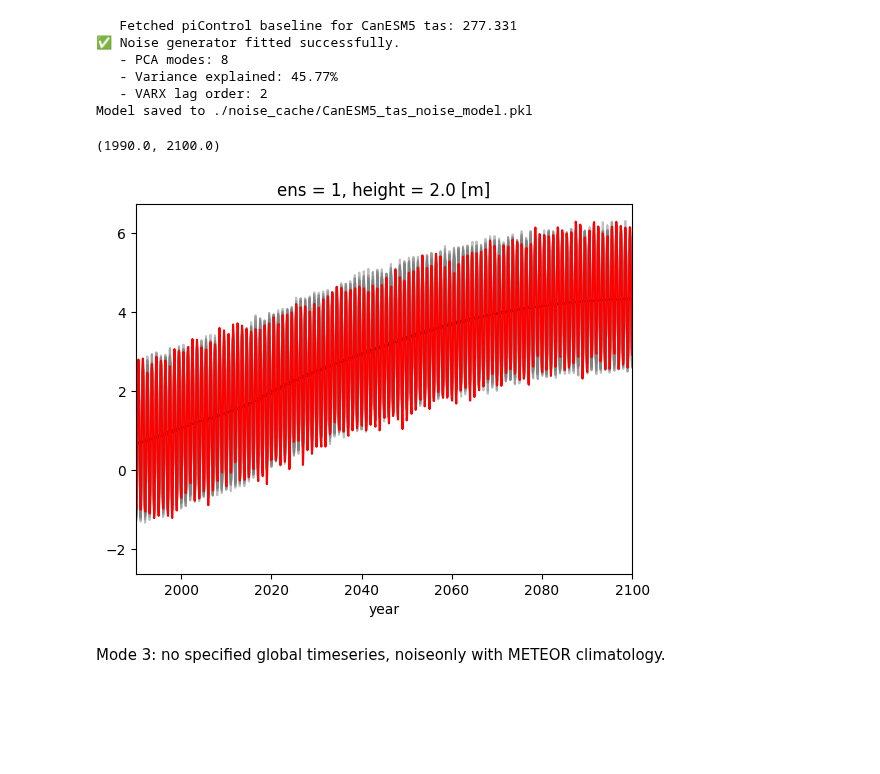
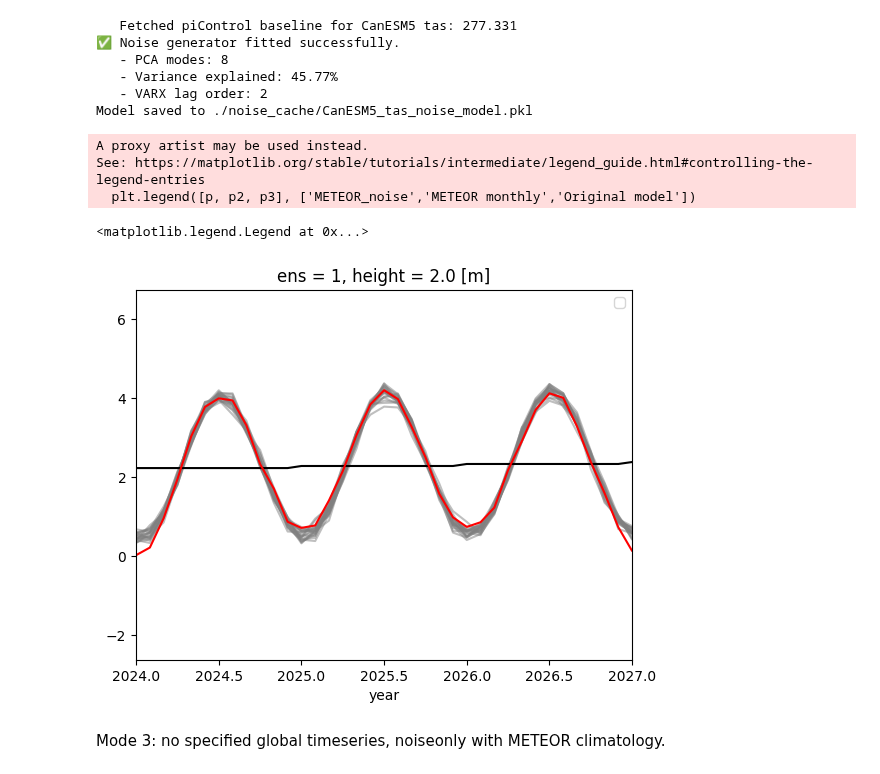
Before and after one commit to benmsanderson/METEOR, a Jupyter notebook: notebooks/CMIP6_noise_model_examples.ipynb, the cells around one changed output. Saved outputs shown, nothing was run; the diff lists cells and outputs as text; code cells hidden in the pictures; blank space fills up the shorter version.

```diff
--- a/notebooks/CMIP6_noise_model_examples.ipynb
+++ b/notebooks/CMIP6_noise_model_examples.ipynb
@@ -283,7 +283,7 @@ Model saved to ./noise_cache/CanESM5_tas_noise_model.pkl
 # %%
 
 
-n_realizations = 10
+n_realizations = 20
 realizations = []
 global_mean=np.zeros((n_realizations,len(monthly_warming)))
 for i in range(n_realizations):
@@ -307,16 +307,21 @@ global_mean_xr = xr.DataArray(
 # %%
 
 
 for i in range(n_realizations):
-    plt.plot(global_mean_xr.year, meteor_out.values + global_mean_xr[i,:], color='grey',alpha=0.5)
+    p=plt.plot(global_mean_xr.year, meteor_out.values + global_mean_xr[i,:], color='grey',alpha=0.5,label='METEOR_noise')
 
-(meteor_out.values + global_mean_xr[0,:]*0).plot(label='METEOR monthly',color='black')
-org_tas_frac.plot(label='METEOR + noise',color='red')
+p2=(meteor_out.values + global_mean_xr[0,:]*0).plot(label='METEOR monthly',color='black')
+p3=org_tas_frac.plot(label='Original model',color='red')
 
-plt.xlim((1990, 2100))
+plt.xlim((2024, 2027))
+
+plt.legend([p, p2, p3], ['METEOR_noise','METEOR monthly','Original model'])
 # %% [output]
-(1990.0, 2100.0)
+A proxy artist may be used instead.
+See: https://matplotlib.org/stable/tutorials/intermediate/legend_guide.html#controlling-the-legend-entries
+  plt.legend([p, p2, p3], ['METEOR_noise','METEOR monthly','Original model'])
+<matplotlib.legend.Legend at 0x...>
-[figure, old version]
+[figure, new version]
 # %% [markdown]
 Mode 3: no specified global timeseries, noiseonly with METEOR climatology.
 # %%
```
Also changed, not shown: parts of 2 cells of this notebook, 2 other files.
